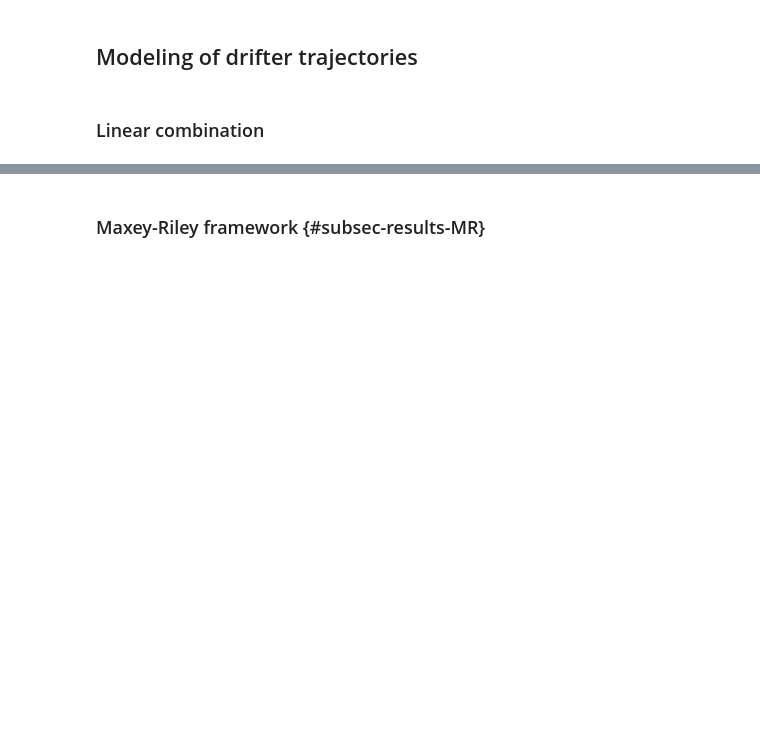
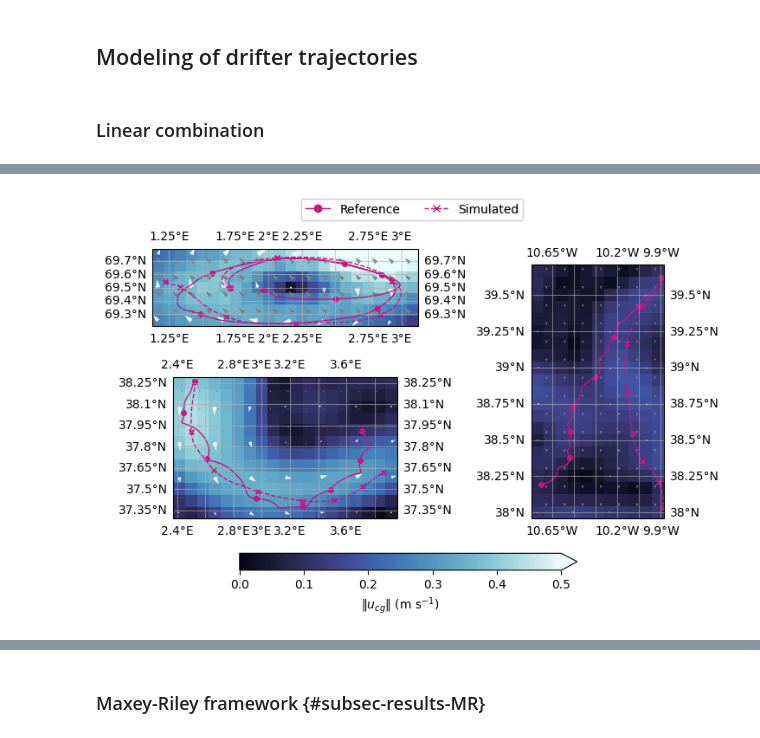
Before and after one commit to vadmbertr/otc25-final_report, a Jupyter notebook: sections/03_results.ipynb, the cells around one changed output, grey strips where cells are left out. Cells and saved outputs as stored; diff of their text form; code cells hidden in the pictures; blank space fills up the shorter version.

Commit message:
add linear reconstruction

```diff
--- a/sections/03_results.ipynb
+++ b/sections/03_results.ipynb
@@ -7,0 +80,89 @@
+# %%
+#| label: fig-lin-comb-est
+#| fig-cap: "Linear combination model (Eq. @eq-lin-comb) estimated trajectories over a 7-day horizon (dashed lines) against the true drifter trajectories (solid lines) for three different MELODI drifters deployed in the Lofoten Basin (top left), North Atlantic (top right), and Mediterranean Sea (bottom left)."
+
+import cartopy.crs as ccrs
+import cmocean.cm as cmo
+from matplotlib.lines import Line2D
+import matplotlib.pyplot as plt
+
+
+def plot_trajectories(true_traj, est_traj, ax):
+    points_idx = ((np.arange(horizon_days) + 1) * 24).astype(int)
+
+    ax.plot(
+        true_traj.value[0,1], true_traj.value[0,0],
+        marker="o", markersize=4, c="mediumvioletred", linewidth=1
+    )
+    ax.plot(
+        est_traj.value[0,1], est_traj.value[0,0], '--',
+        marker="x", markersize=4, c="mediumvioletred", linewidth=1
+    )
+    ax.plot(true_traj.value[:,1], true_traj.value[:,0], c="mediumvioletred", linewidth=1)
+    ax.plot(est_traj.value[:,1], est_traj.value[:,0], '--', c="mediumvioletred", linewidth=1)
+
+    min_lon, max_lon = ax.get_xlim()
+    min_lat, max_lat = ax.get_ylim()
+
+    mid_time = np.datetime64(int(true_traj.times.value[len(true_traj.times.value) // 2].item()), "s")
+    _vardyn_ds = vardyn_ds.sel(time=mid_time, method="nearest").sel(
+        latitude=slice(min_lat, max_lat), longitude=slice(min_lon, max_lon)
+    )
+    _wind_ds = wind_ds.sel(time=mid_time, method="nearest").sel(
+        latitude=slice(min_lat, max_lat), longitude=slice(min_lon, max_lon)
+    )
+
+    im = ax.pcolormesh(
+        _vardyn_ds.longitude, _vardyn_ds.latitude, np.sqrt(_vardyn_ds.ucos**2 + _vardyn_ds.vcos**2),
+        cmap=cmo.ice, vmin=0, vmax=.5, shading="auto", linewidth=0
+    )
+    ax.quiver(
+        _wind_ds.longitude, _wind_ds.latitude, _wind_ds.eastward_wind, _wind_ds.northward_wind, scale=400, color="gray"
+    )
+    num = 3
+    ax.quiver(
+        _vardyn_ds.longitude[::num], _vardyn_ds.latitude[::num],
+        _vardyn_ds.ucos[::num, ::num], _vardyn_ds.vcos[::num, ::num],
+        scale=10, color="aliceblue"
+    )
+
+    ax.scatter(true_traj.value[points_idx,1], true_traj.value[points_idx,0], marker="o", s=16, c="mediumvioletred")
+    ax.scatter(est_traj.value[points_idx,1], est_traj.value[points_idx,0], marker="x", s=16, c="mediumvioletred")
+
+    ax.gridlines(alpha=0.6, draw_labels=True)
+
+    return im
+
+
+fig, axd = plt.subplot_mosaic(
+    """
+    AB
+    CB
+    """,
+    width_ratios=[2, 1],
+    subplot_kw=dict(projection=ccrs.PlateCarree()),
+    #gridspec_kw=get_gridspec_kwargs(fig_width, fig_height),
+    figsize=(12, 5), layout="compressed"
+)
+
+plot_trajectories(lof_true_traj, lof_est_traj, axd["A"])
+plot_trajectories(na_true_traj, na_est_traj, axd["B"])
+im = plot_trajectories(med_true_traj, med_est_traj, axd["C"])
+
+clb = fig.colorbar(
+    im, ax=axd.values(), location="bottom", shrink=.66, extend="max"
+)
+clb.set_label(label="$\| u_{cg} \|$ (m s$^{-1}$)")
+
+line_handles = [
+    Line2D([], [], color="mediumvioletred", marker="o", lw=1, label="Reference"),
+    Line2D([], [], color="mediumvioletred", marker="x", linestyle="--", lw=1, label="Simulated"),
+]
+leg1 = fig.legend(
+    handles=line_handles, loc="upper center", ncol=2, frameon=True, bbox_to_anchor=(0.5, 0.975)
+)
+fig.add_artist(leg1)
+
+plt.show()
+# %% [output]
+[figure, added]
```
Also changed, not shown: parts of 5 cells of this notebook, 7 other files.
